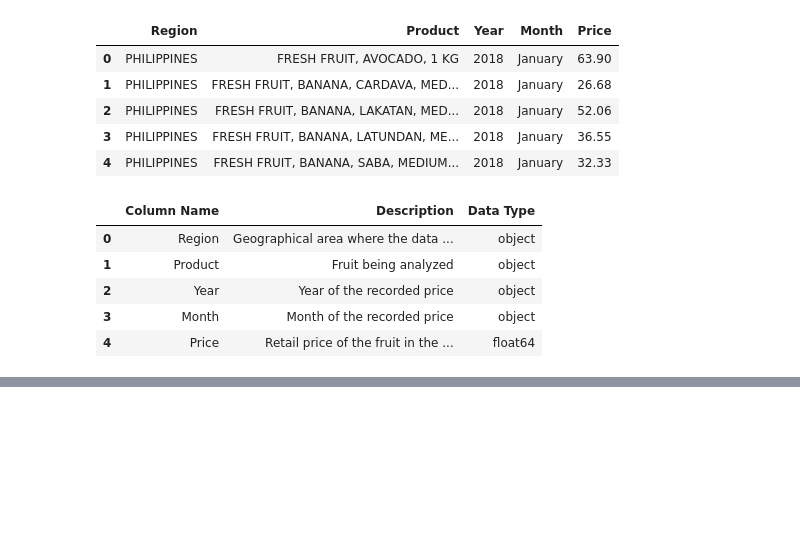
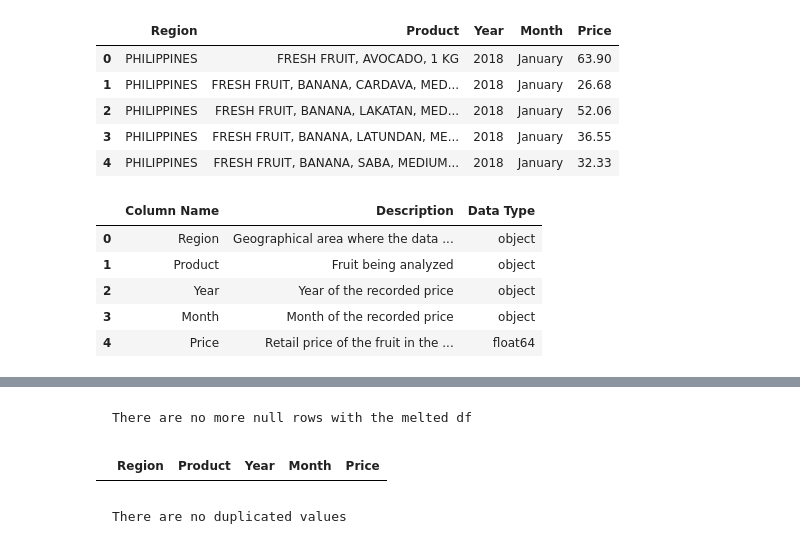
Before and after one commit to RRENN02/Prelims-PH_FruitRetail, a Jupyter notebook: fruit_retail.ipynb, the cells around one changed output, grey strips where cells are left out. Saved outputs shown, nothing was run; the diff lists cells and outputs as text; code cells hidden in the pictures; blank space fills up the shorter version.

```diff
--- a/fruit_retail.ipynb
+++ b/fruit_retail.ipynb
@@ -208,0 +217,10 @@ data_dictionary_retail
+# %% [markdown]
+    There are no more null rows with the melted df
+# %%
+# Check for duplicates in the dataframe
+duplicates = df_melted[df_melted.duplicated()]
+duplicates
+# %% [output]
+|  | Region | Product | Year | Month | Price |
+# %% [markdown]
+    There are no duplicated values
```
Also changed, not shown: parts of 2 cells of this notebook.
